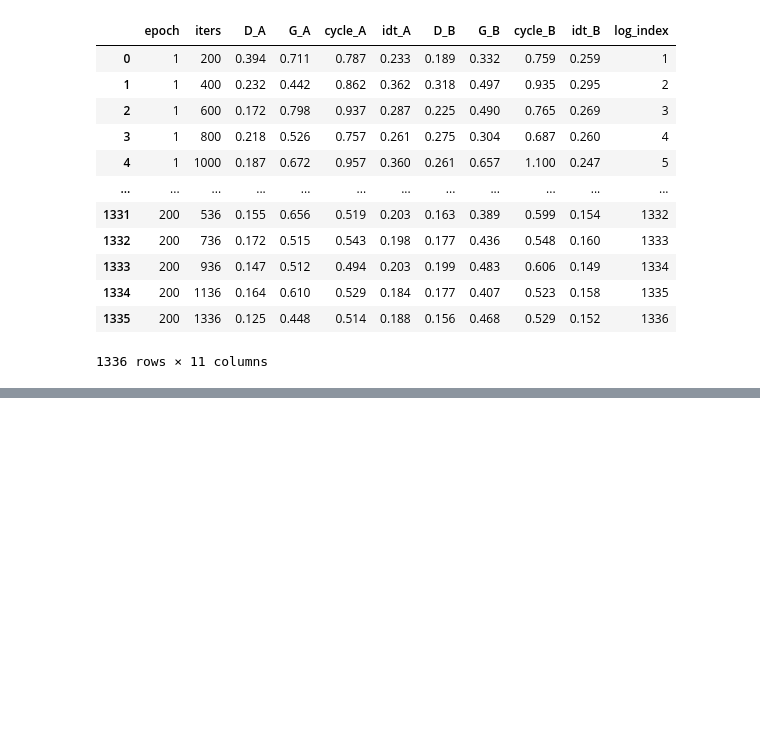
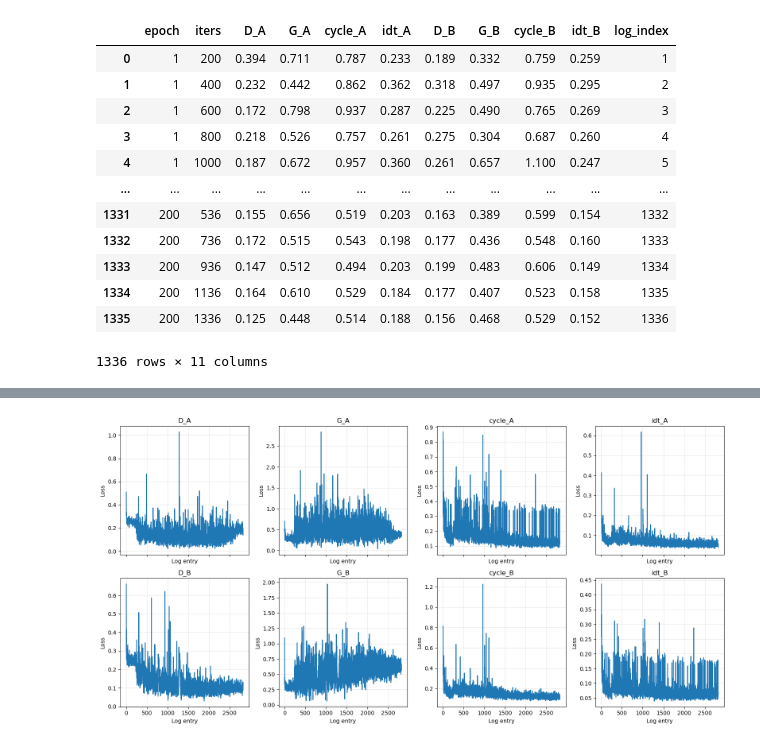
Before and after one commit to jakli758/thesis_code, a Jupyter notebook: train_plots.ipynb, the cells around one changed output, grey strips where cells are left out. Cells and saved outputs as stored; diff of their text form; code cells hidden in the pictures; blank space fills up the shorter version.

```diff
--- a/train_plots.ipynb
+++ b/train_plots.ipynb
@@ -22,0 +31,4 @@ plot_cyclegan_losses("pytorch-CycleGAN-and-pix2pix/run_output_zebra.txt")
+# %%
+plot_cyclegan_losses("pytorch-CycleGAN-and-pix2pix/run_output_03012_hel2nff_raw_cl2_noprep.txt")
+# %% [output]
+[figure, added]
```
Also changed, not shown: parts of 4 cells of this notebook, 1 other file.
